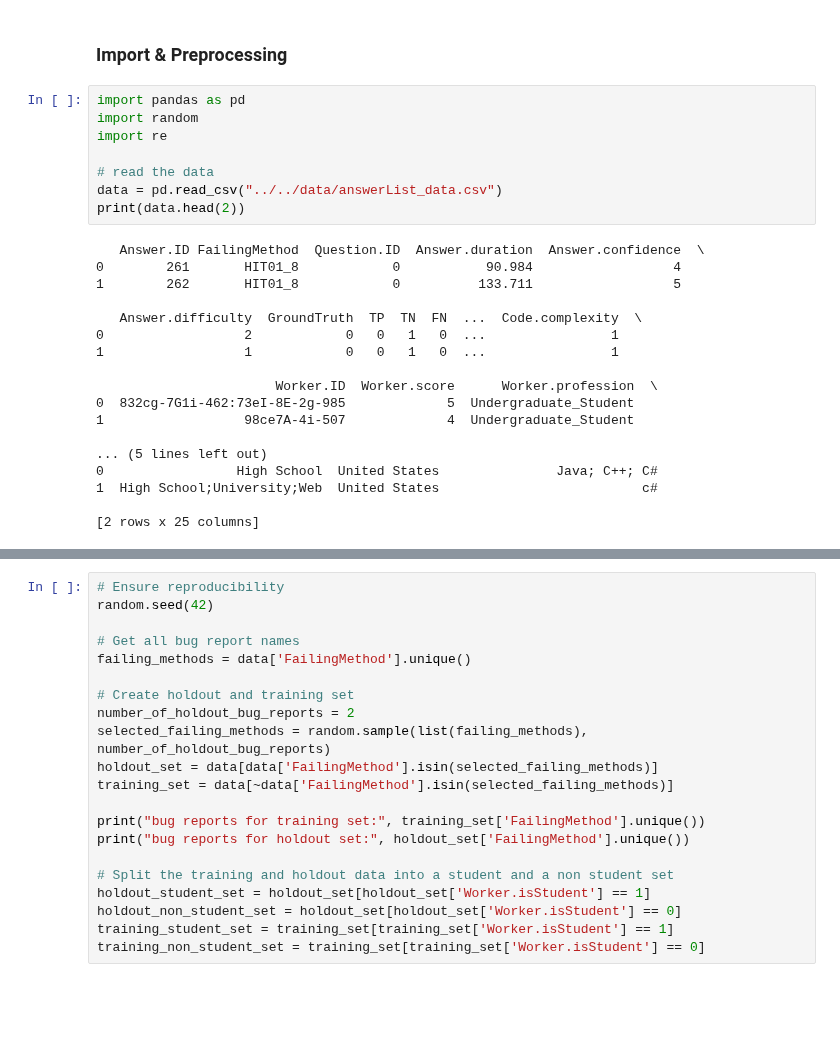
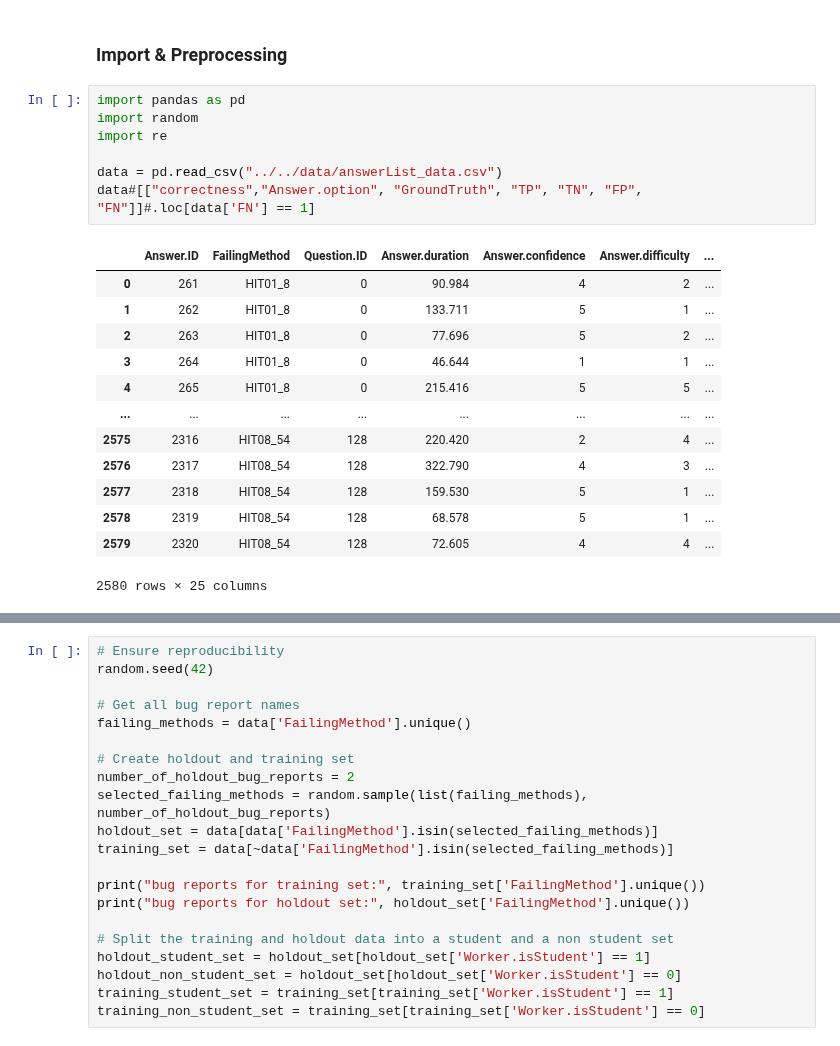
Before and after one commit to hpi-sam/ASE-GenAI, a Jupyter notebook: Belana-Ole/exercise3/notebook.ipynb, the cells around one changed output, grey strips where cells are left out. Drawn from its saved outputs; the diff is of its cells as text; blank space fills up the shorter version.

```diff
--- a/Belana-Ole/exercise3/notebook.ipynb
+++ b/Belana-Ole/exercise3/notebook.ipynb
@@ -3,29 +3,24 @@
 # %%
 import pandas as pd
 import random
 import re
 
-# read the data
 data = pd.read_csv("../../data/answerList_data.csv")
-print(data.head(2))
+data#[["correctness","Answer.option", "GroundTruth", "TP", "TN", "FP", "FN"]]#.loc[data['FN'] == 1]
 # %% [output]
+|  | Answer.ID | FailingMethod | Question.ID | Answer.duration | Answer.confidence | Answer.difficulty | ... |
+| 0 | 261 | HIT01_8 | 0 | 90.984 | 4 | 2 | ... |
+| 1 | 262 | HIT01_8 | 0 | 133.711 | 5 | 1 | ... |
+| 2 | 263 | HIT01_8 | 0 | 77.696 | 5 | 2 | ... |
+| 3 | 264 | HIT01_8 | 0 | 46.644 | 1 | 1 | ... |
+| 4 | 265 | HIT01_8 | 0 | 215.416 | 5 | 5 | ... |
+| ... | ... | ... | ... | ... | ... | ... | ... |
+| 2575 | 2316 | HIT08_54 | 128 | 220.420 | 2 | 4 | ... |
+| 2576 | 2317 | HIT08_54 | 128 | 322.790 | 4 | 3 | ... |
+| 2577 | 2318 | HIT08_54 | 128 | 159.530 | 5 | 1 | ... |
+| 2578 | 2319 | HIT08_54 | 128 | 68.578 | 5 | 1 | ... |
+| 2579 | 2320 | HIT08_54 | 128 | 72.605 | 4 | 4 | ... |
-   Answer.ID FailingMethod  Question.ID  Answer.duration  Answer.confidence  \
-0        261       HIT01_8            0           90.984                  4
-1        262       HIT01_8            0          133.711                  5
-
-   Answer.difficulty  GroundTruth  TP  TN  FN  ...  Code.complexity  \
-0                  2            0   0   1   0  ...                1
-1                  1            0   0   1   0  ...                1
-
-                       Worker.ID  Worker.score      Worker.profession  \
-0  832cg-7G1i-462:73eI-8E-2g-985             5  Undergraduate_Student
-1                  98ce7A-4i-507             4  Undergraduate_Student
-
-... (5 lines left out)
-0                 High School  United States               Java; C++; C#
-1  High School;University;Web  United States                          c#
-
-[2 rows x 25 columns]
+2580 rows × 25 columns
 # %%
 # Calculate Type-Token Ratio (TTR)
 def calculate_ttr(text):
```
Also changed, not shown: parts of 26 cells of this notebook.
